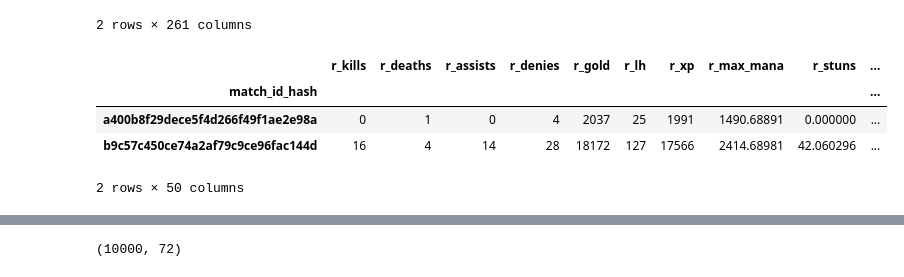
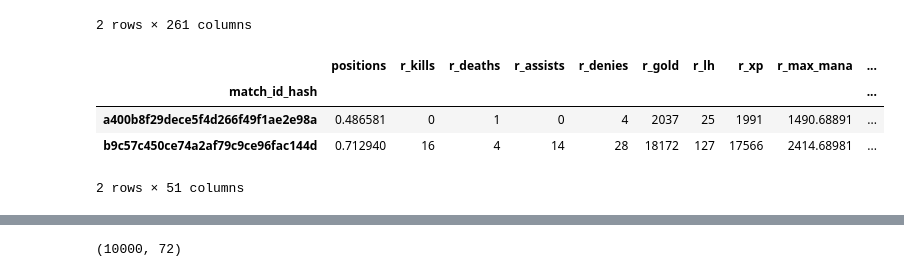
Before and after one commit to tankonst/game_winner_binary_classifier, a Jupyter notebook: transformations_tk.ipynb, the cells around one changed output, grey strips where cells are left out. Drawn from its saved outputs; the diff is of its cells as text; code cells hidden in the pictures.

```diff
--- a/transformations_tk.ipynb
+++ b/transformations_tk.ipynb
@@ -32,0 +50,15 @@ full_df.head(2)
+# %%
+target = pd.read_csv(r'C:\Users\Tatiana\Documents\Programming\MLcourse competition\train_targets.csv', index_col = 'match_id_hash')
+y = target['radiant_win']
+y = y.apply(lambda x: int(x)).values
+# %%
+from sklearn.model_selection import train_test_split
+
+X = train_positions.values
+
+X_train, X_test, y_train, y_test = train_test_split(X, y, test_size=0.30, random_state=150)
+# %%
+from sklearn.ensemble import RandomForestClassifier
+
+cls = RandomForestClassifier(max_features = 'sqrt', max_depth = 8, n_estimators = 1000, min_samples_leaf=3)
+cls.fit(X_train,y_train)
@@ -33,3 +83,7 @@ full_df.head(2)
+# %%
+positions_full = full_df[health+max_health+x+y+xp]
+positions = cls.predict_proba(positions_full)[:,1]
+new_features['positions'] = positions
 # %% [markdown]
 # Aggregate features within the team
 # %%
@@ -255,15 +309,15 @@ new_features.head(2)
 | b9c57c450ce74a2af79c9ce96fac144d | 16 | 4 | 14 | 28 | 18172 | 127 | 17566 | 2414.68981 | 42.060296 | ... |
 2 rows × 261 columns
 # %%
-# ## creating smaller datset
-# new_features = new_features.merge(full_df[['chat_len','game_time','game_mode','lobby_type']], how='inner', left_index=True, right_index=True)
-# new_features.head(2)
+## creating smaller datset
+new_features = new_features.merge(full_df[['chat_len','game_time','game_mode','lobby_type']], how='inner', left_index=True, right_index=True)
+new_features.head(2)
 # %% [output]
-|  | r_kills | r_deaths | r_assists | r_denies | r_gold | r_lh | r_xp | r_max_mana | r_stuns | ... |
+|  | positions | r_kills | r_deaths | r_assists | r_denies | r_gold | r_lh | r_xp | r_max_mana | ... |
 | match_id_hash |  |  |  |  |  |  |  |  |  | ... |
-| a400b8f29dece5f4d266f49f1ae2e98a | 0 | 1 | 0 | 4 | 2037 | 25 | 1991 | 1490.68891 | 0.000000 | ... |
-| b9c57c450ce74a2af79c9ce96fac144d | 16 | 4 | 14 | 28 | 18172 | 127 | 17566 | 2414.68981 | 42.060296 | ... |
+| a400b8f29dece5f4d266f49f1ae2e98a | 0.486581 | 0 | 1 | 0 | 4 | 2037 | 25 | 1991 | 1490.68891 | ... |
+| b9c57c450ce74a2af79c9ce96fac144d | 0.712940 | 16 | 4 | 14 | 28 | 18172 | 127 | 17566 | 2414.68981 | ... |
-2 rows × 50 columns
+2 rows × 51 columns
 # %%
 log_tags = ['_kills', '_deaths', '_assists', '_gold', '_lh', '_xp', '_max_mana', '_creeps_stacked',
                '_camps_stacked','_rune_pickups', '_sen_placed']
```
Also changed, not shown: parts of 11 cells of this notebook, 1 other file.
